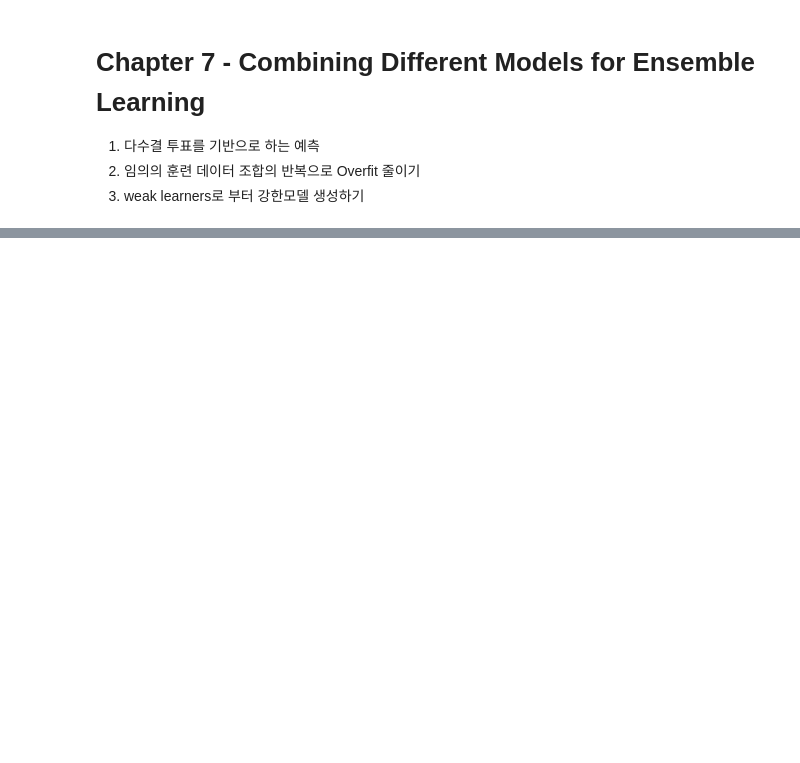
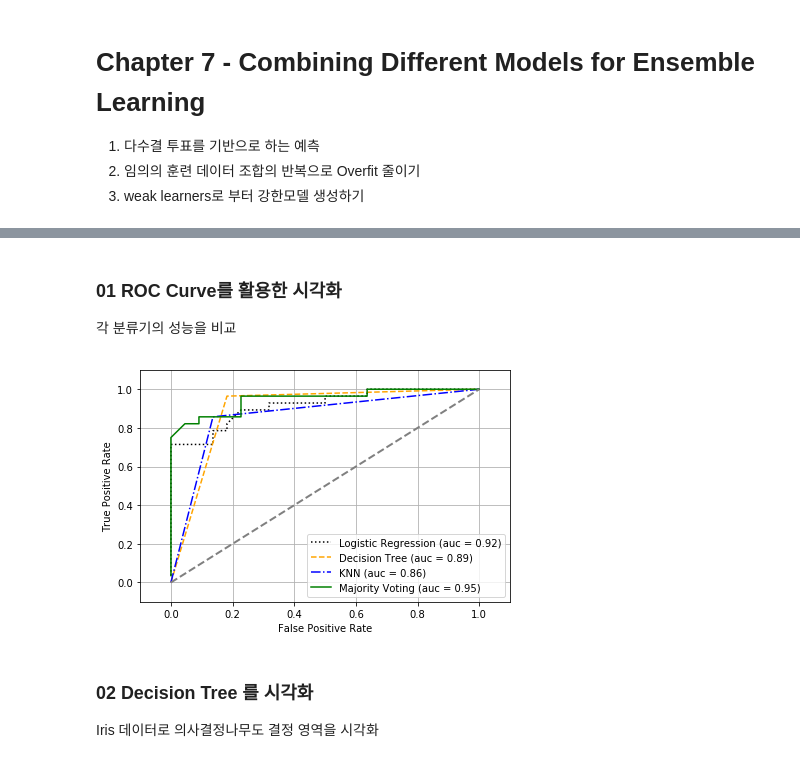
Before and after one commit to Queie/TensorFlow, a Jupyter notebook: 06.Ensemble Learning.ipynb, the cells around one changed output, grey strips where cells are left out. Cells and saved outputs as stored; diff of their text form; code cells hidden in the pictures; blank space fills up the shorter version.

```diff
--- a/06.Ensemble Learning.ipynb
+++ b/06.Ensemble Learning.ipynb
@@ -14,0 +250,3 @@ Decision Tree, SVM, Logistic Regression 를 활용해서 학습
+# %% [markdown]
+### 01 ROC Curve를 활용한 시각화
+각 분류기의 성능을 비교
@@ -14,0 +268,10 @@ Decision Tree, SVM, Logistic Regression 를 활용해서 학습
+# %%
+plt.legend(loc='lower right')
+plt.plot([0, 1], [0, 1],
+         linestyle='--', color='gray', linewidth=2)
+plt.xlim([-0.1, 1.1]); plt.ylim([-0.1, 1.1]); plt.grid()
+plt.xlabel('False Positive Rate'); plt.ylabel('True Positive Rate')
+plt.tight_layout()
+plt.show()
+# %% [output]
+[figure, added]
@@ -14,0 +282,3 @@ Decision Tree, SVM, Logistic Regression 를 활용해서 학습
+# %% [markdown]
+### 02 Decision Tree 를 시각화
+Iris 데이터로 의사결정나무도 결정 영역을 시각화
```
Also changed, not shown: parts of 48 cells of this notebook.
